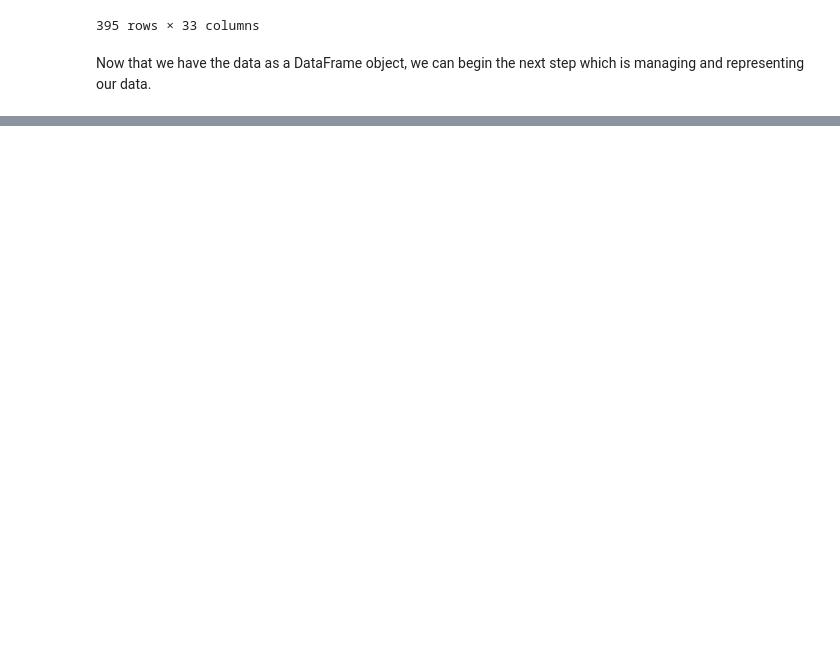
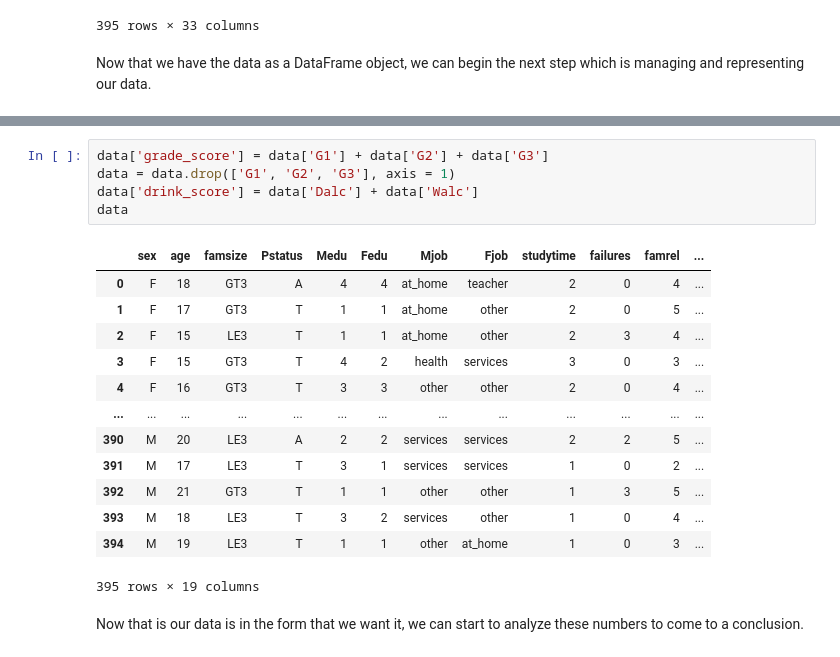
Before and after one commit to bencyi/ACaAP, a Jupyter notebook: final_proj_yi_babcock_tsypnyatov.ipynb, the cells around one changed output, grey strips where cells are left out. Saved outputs shown, nothing was run; the diff lists cells and outputs as text; blank space fills up the shorter version.

```diff
--- a/final_proj_yi_babcock_tsypnyatov.ipynb
+++ b/final_proj_yi_babcock_tsypnyatov.ipynb
@@ -46,0 +75,21 @@ Now that we have the data as a DataFrame object, we can begin the next step whic
+# %%
+data['grade_score'] = data['G1'] + data['G2'] + data['G3']
+data = data.drop(['G1', 'G2', 'G3'], axis = 1)
+data['drink_score'] = data['Dalc'] + data['Walc']
+data
+# %% [output]
+|  | sex | age | famsize | Pstatus | Medu | Fedu | Mjob | Fjob | studytime | failures | famrel | ... |
+| 0 | F | 18 | GT3 | A | 4 | 4 | at_home | teacher | 2 | 0 | 4 | ... |
+| 1 | F | 17 | GT3 | T | 1 | 1 | at_home | other | 2 | 0 | 5 | ... |
+| 2 | F | 15 | LE3 | T | 1 | 1 | at_home | other | 2 | 3 | 4 | ... |
+| 3 | F | 15 | GT3 | T | 4 | 2 | health | services | 3 | 0 | 3 | ... |
+| 4 | F | 16 | GT3 | T | 3 | 3 | other | other | 2 | 0 | 4 | ... |
+| ... | ... | ... | ... | ... | ... | ... | ... | ... | ... | ... | ... | ... |
+| 390 | M | 20 | LE3 | A | 2 | 2 | services | services | 2 | 2 | 5 | ... |
+| 391 | M | 17 | LE3 | T | 3 | 1 | services | services | 1 | 0 | 2 | ... |
+| 392 | M | 21 | GT3 | T | 1 | 1 | other | other | 1 | 3 | 5 | ... |
+| 393 | M | 18 | LE3 | T | 3 | 2 | services | other | 1 | 0 | 4 | ... |
+| 394 | M | 19 | LE3 | T | 1 | 1 | other | at_home | 1 | 0 | 3 | ... |
+395 rows × 19 columns
+# %% [markdown]
+Now that is our data is in the form that we want it, we can start to analyze these numbers to come to a conclusion.
```
Also changed, not shown: parts of 10 cells of this notebook.
